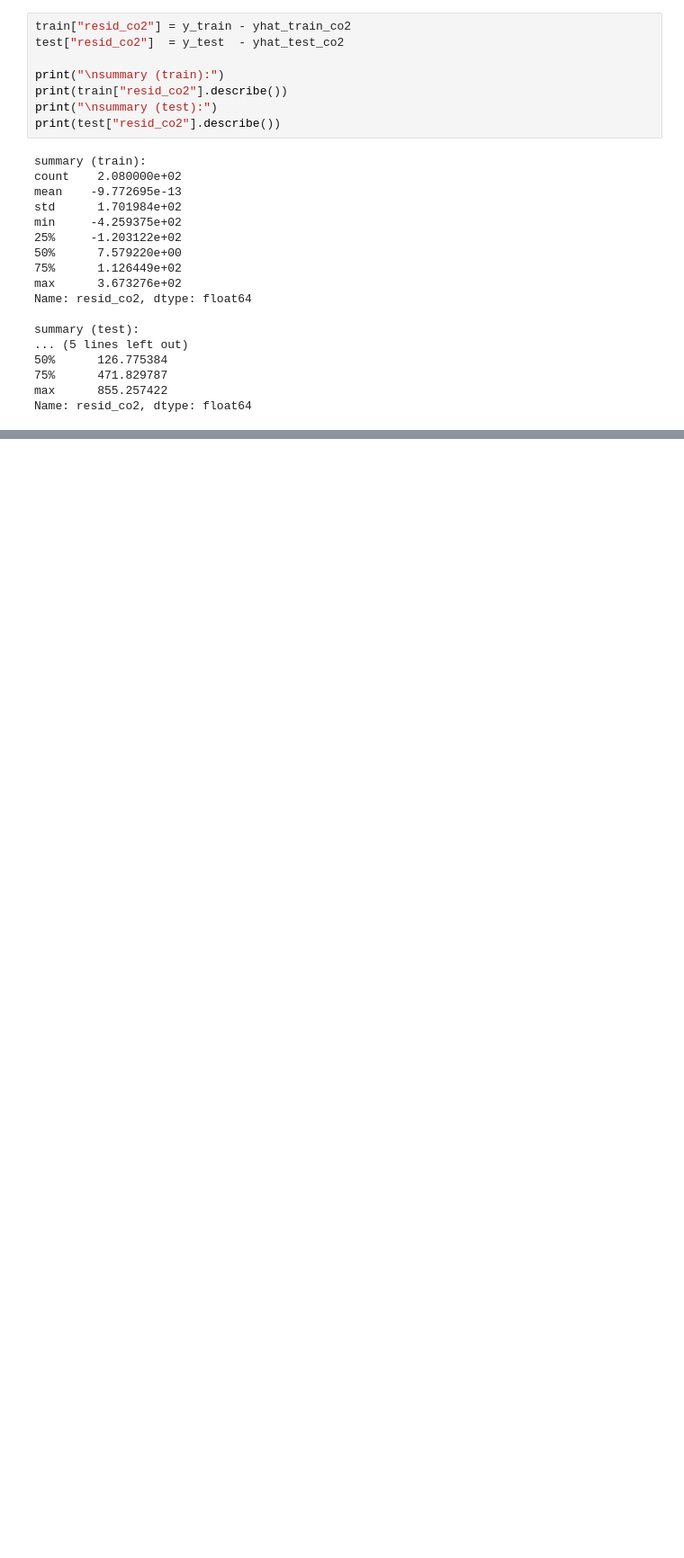
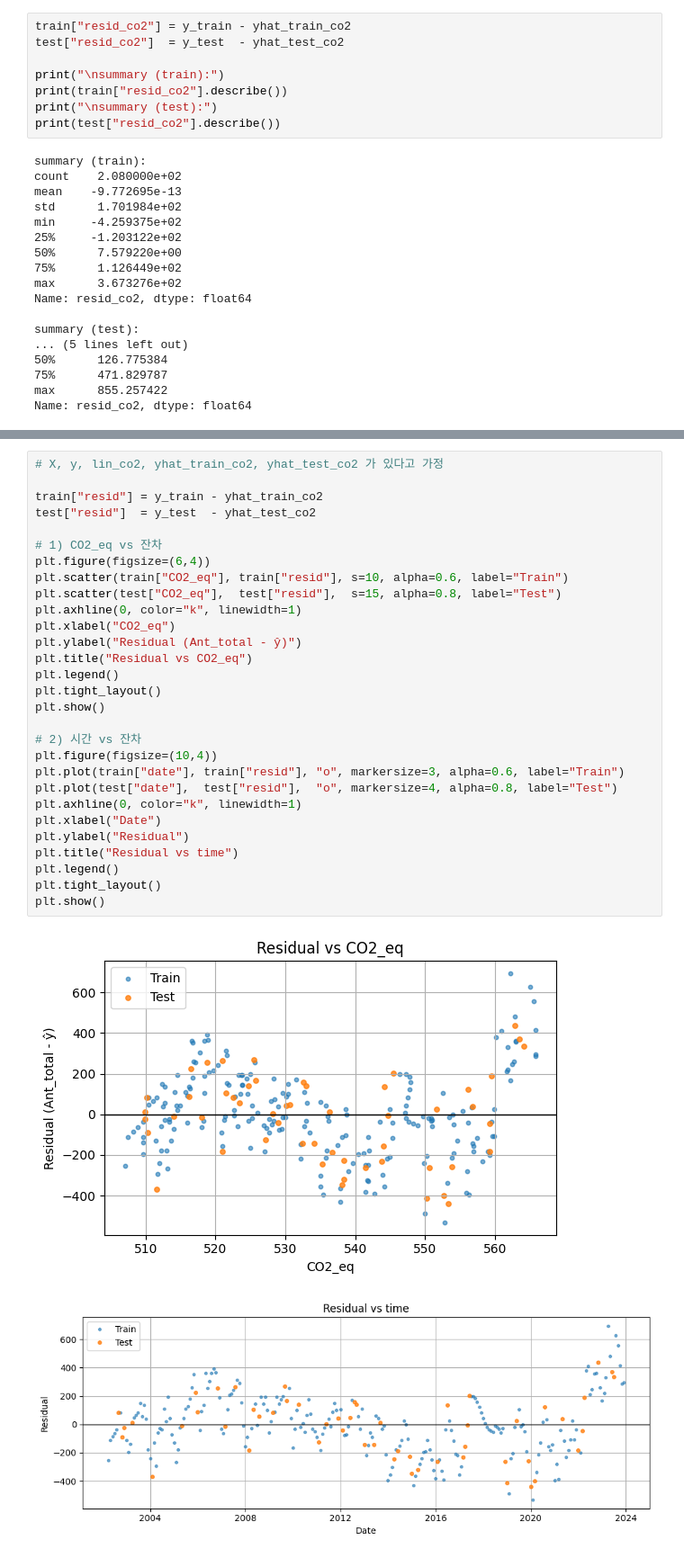
Before and after one commit to KentBerry680/ENGG680_2025_Fall---group-20-assignments, a Jupyter notebook: Final assignment/ENGG_Analysis.ipynb, the cells around one changed output, grey strips where cells are left out. Shown at 90% size. Saved outputs shown, nothing was run; the diff lists cells and outputs as text; blank space fills up the shorter version.

```diff
--- a/Final assignment/ENGG_Analysis.ipynb
+++ b/Final assignment/ENGG_Analysis.ipynb
@@ -1311,0 +1546,32 @@ Name: resid_co2, dtype: float64
+# %%
+# X, y, lin_co2, yhat_train_co2, yhat_test_co2 가 있다고 가정
+
+train["resid"] = y_train - yhat_train_co2
+test["resid"]  = y_test  - yhat_test_co2
+
+# 1) CO2_eq vs 잔차
+plt.figure(figsize=(6,4))
+plt.scatter(train["CO2_eq"], train["resid"], s=10, alpha=0.6, label="Train")
+plt.scatter(test["CO2_eq"],  test["resid"],  s=15, alpha=0.8, label="Test")
+plt.axhline(0, color="k", linewidth=1)
+plt.xlabel("CO2_eq")
+plt.ylabel("Residual (Ant_total - ŷ)")
+plt.title("Residual vs CO2_eq")
+plt.legend()
+plt.tight_layout()
+plt.show()
+
+# 2) 시간 vs 잔차
+plt.figure(figsize=(10,4))
+plt.plot(train["date"], train["resid"], "o", markersize=3, alpha=0.6, label="Train")
+plt.plot(test["date"],  test["resid"],  "o", markersize=4, alpha=0.8, label="Test")
+plt.axhline(0, color="k", linewidth=1)
+plt.xlabel("Date")
+plt.ylabel("Residual")
+plt.title("Residual vs time")
+plt.legend()
+plt.tight_layout()
+plt.show()
+# %% [output]
+[figure, added]
+[figure, added]
```
Also changed, not shown: parts of 22 cells of this notebook.
